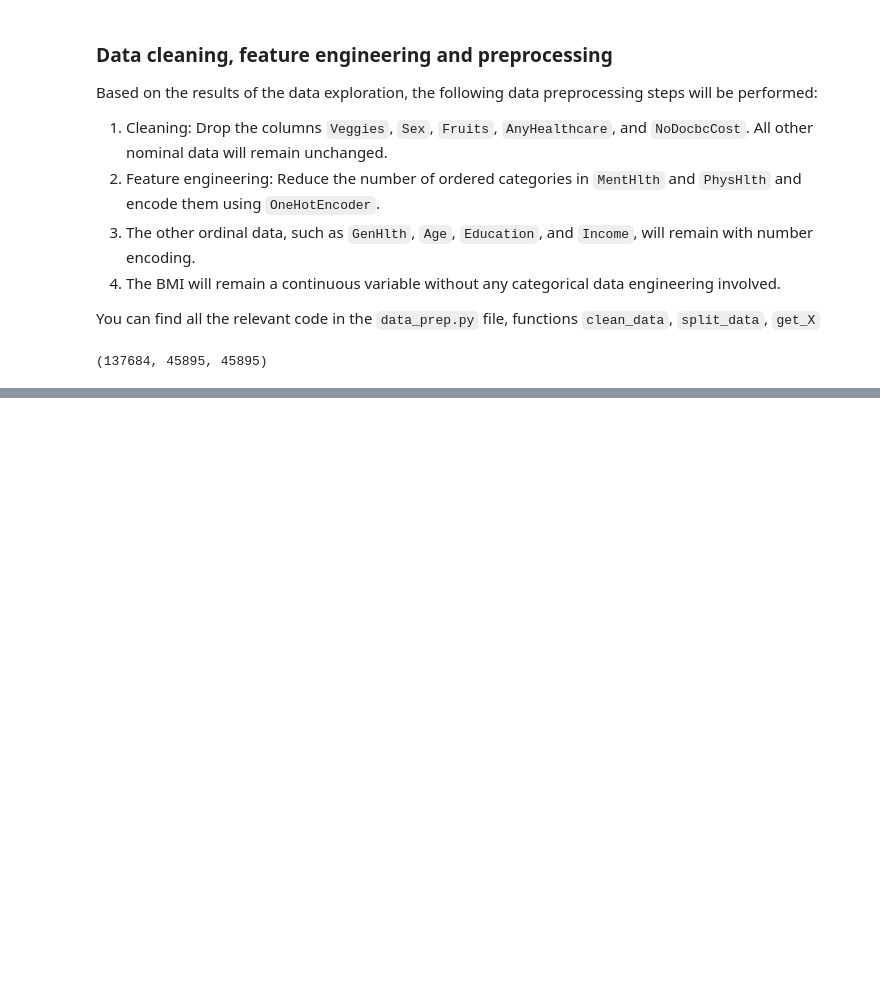
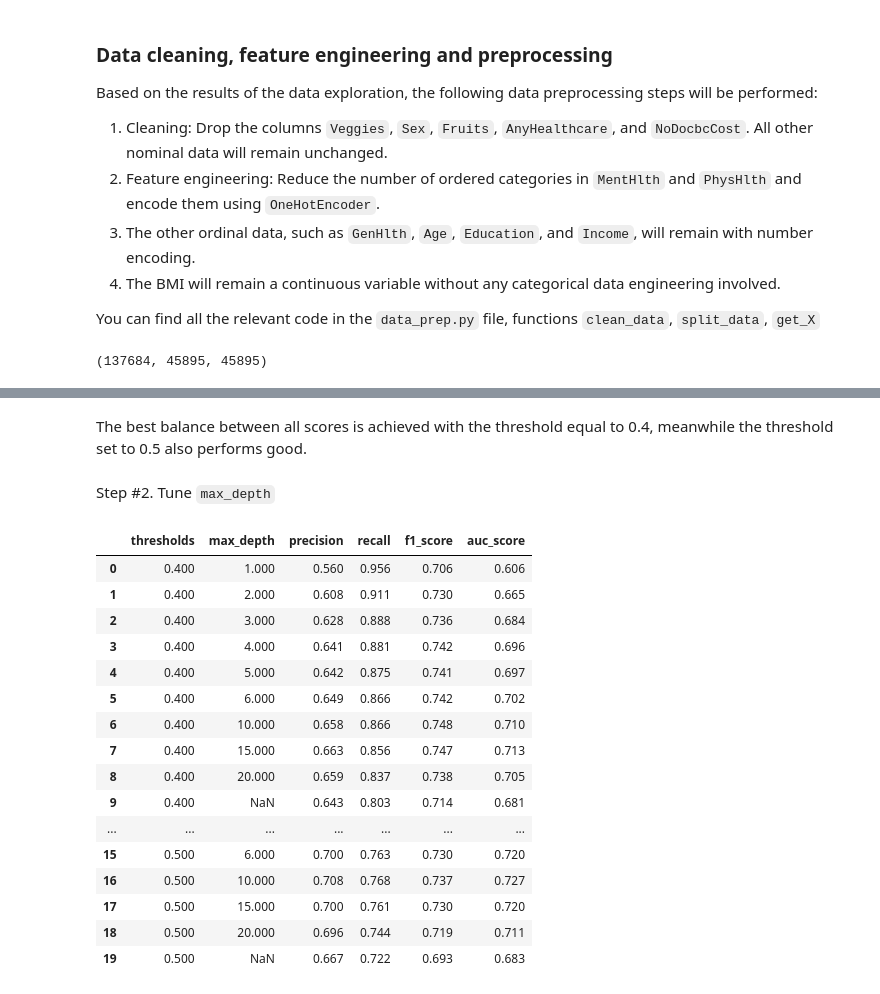
Before and after one commit to nadia-paz/cdc_diabetes, a Jupyter notebook: notebook.ipynb, the cells around one changed output, grey strips where cells are left out. Saved outputs shown, nothing was run; the diff lists cells and outputs as text; code cells hidden in the pictures; blank space fills up the shorter version.

```diff
--- a/notebook.ipynb
+++ b/notebook.ipynb
@@ -342,0 +510,4 @@ Random model AUC score:   0.49
+# %%
+# reassign X_train, X_validate, X_test
+X_train, X_validate, X_test = dp.get_X_ohe(train, validate, test)
+X_train.shape, X_validate.shape, X_test.shape
@@ -342,0 +542,14 @@ Random model AUC score:   0.49
+# %%
+thresholds = np.linspace(0, 1, 11)
+scores = [("baseline", baseline_precision, basline_recall, baseline_f1, baseline_auc)]
+for t in thresholds:
+    rf = RandomForestClassifier(n_estimators=10, random_state=dp.seed)
+    rf.fit(X_train, y_train)
+    y_pred = rf.predict_proba(X_validate)[:, 1]
+    precision = precision_score(y_val, y_pred >= t)
+    recall = recall_score(y_val, y_pred >= t)
+    f1 = f1_score(y_val, y_pred >= t)
+    auc = roc_auc_score(y_val, y_pred >= t)
+    scores.append((t, precision, recall, f1, auc))
+df_scores = pd.DataFrame(scores, columns=["thresholds", "precision", "recall", "f1_score", "auc_score"])
+df_scores
@@ -342,0 +570,36 @@ Random model AUC score:   0.49
+# %% [markdown]
+The best balance between all scores is achieved with the threshold equal to 0.4, meanwhile the threshold set to 0.5 also performs good.
+# %% [markdown]
+Step #2. Tune `max_depth`
+# %%
+scores = []
+for t in [0.4, 0.5]:
+    for d in [1, 2, 3, 4, 5, 6, 10, 15, 20, None]:
+        rf = RandomForestClassifier(n_estimators=10, max_depth=d, random_state=dp.seed)
+        rf.fit(X_train, y_train)
+        y_pred = rf.predict_proba(X_validate)[:, 1]
+        precision = precision_score(y_val, y_pred >= t)
+        recall = recall_score(y_val, y_pred >= t)
+        f1 = f1_score(y_val, y_pred >= t)
+        auc = roc_auc_score(y_val, y_pred >= t)
+        scores.append((t, d, precision, recall, f1, auc))
+df_scores = pd.DataFrame(scores, columns=["thresholds", "max_depth", "precision", "recall", "f1_score", "auc_score"])
+df_scores
+# %% [output]
+|  | thresholds | max_depth | precision | recall | f1_score | auc_score |
+| 0 | 0.400 | 1.000 | 0.560 | 0.956 | 0.706 | 0.606 |
+| 1 | 0.400 | 2.000 | 0.608 | 0.911 | 0.730 | 0.665 |
+| 2 | 0.400 | 3.000 | 0.628 | 0.888 | 0.736 | 0.684 |
+| 3 | 0.400 | 4.000 | 0.641 | 0.881 | 0.742 | 0.696 |
+| 4 | 0.400 | 5.000 | 0.642 | 0.875 | 0.741 | 0.697 |
+| 5 | 0.400 | 6.000 | 0.649 | 0.866 | 0.742 | 0.702 |
+| 6 | 0.400 | 10.000 | 0.658 | 0.866 | 0.748 | 0.710 |
+| 7 | 0.400 | 15.000 | 0.663 | 0.856 | 0.747 | 0.713 |
+| 8 | 0.400 | 20.000 | 0.659 | 0.837 | 0.738 | 0.705 |
+| 9 | 0.400 | NaN | 0.643 | 0.803 | 0.714 | 0.681 |
+| ... | ... | ... | ... | ... | ... | ... |
+| 15 | 0.500 | 6.000 | 0.700 | 0.763 | 0.730 | 0.720 |
+| 16 | 0.500 | 10.000 | 0.708 | 0.768 | 0.737 | 0.727 |
+| 17 | 0.500 | 15.000 | 0.700 | 0.761 | 0.730 | 0.720 |
+| 18 | 0.500 | 20.000 | 0.696 | 0.744 | 0.719 | 0.711 |
+| 19 | 0.500 | NaN | 0.667 | 0.722 | 0.693 | 0.683 |
```
Also changed, not shown: parts of 29 cells of this notebook.
